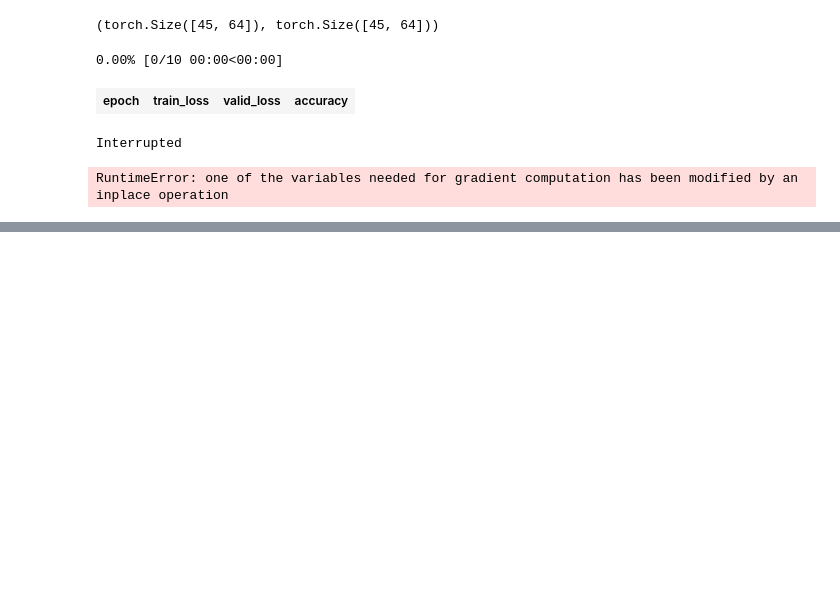
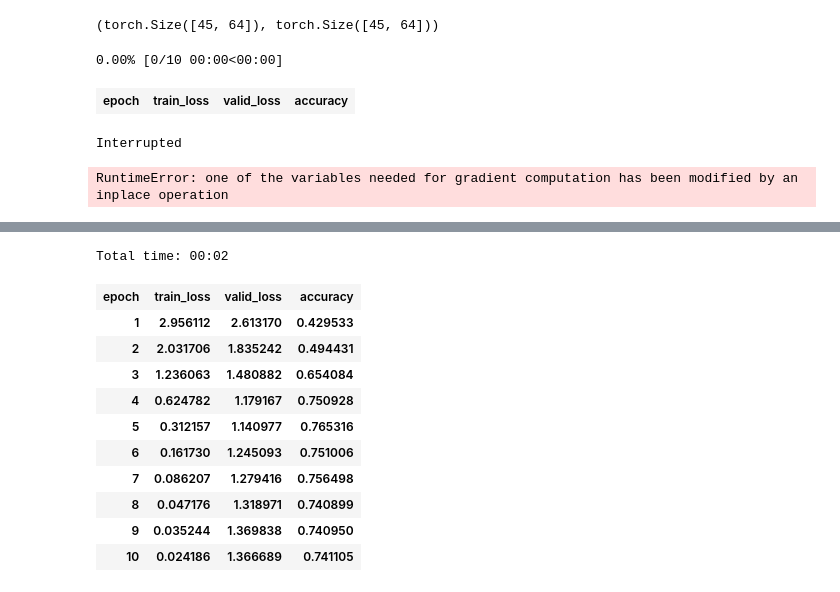
Before and after one commit to Data-drone/fast_ai_homework, a Jupyter notebook: week_7_human_numbers.ipynb, the cells around one changed output, grey strips where cells are left out. Cells and saved outputs as stored; diff of their text form; code cells hidden in the pictures; blank space fills up the shorter version.

```diff
--- a/week_7_human_numbers.ipynb
+++ b/week_7_human_numbers.ipynb
@@ -240,0 +326,31 @@ RuntimeError: one of the variables needed for gradient computation has been modi
+# %%
+class Model5(nn.Module):
+    def __init__(self):
+        super().__init__()
+        self.i_h = nn.Embedding(nv,nh)
+        self.rnn = nn.GRU(nh,nh,2)
+        self.h_o = nn.Linear(nh,nv)
+        self.bn = nn.BatchNorm1d(nh)
+        self.h = torch.zeros(2, bs, nh).cuda()
+
+    def forward(self, x):
+        res,h = self.rnn(self.i_h(x), self.h)
+        self.h = h.detach()
+        return self.h_o(self.bn(res))
+# %%
+learn = Learner(data, Model5(), metrics=accuracy)
+# %%
+learn.fit_one_cycle(10, 1e-2)
+# %% [output]
+Total time: 00:02
+| epoch | train_loss | valid_loss | accuracy |
+| 1 | 2.956112 | 2.613170 | 0.429533 |
+| 2 | 2.031706 | 1.835242 | 0.494431 |
+| 3 | 1.236063 | 1.480882 | 0.654084 |
+| 4 | 0.624782 | 1.179167 | 0.750928 |
+| 5 | 0.312157 | 1.140977 | 0.765316 |
+| 6 | 0.161730 | 1.245093 | 0.751006 |
+| 7 | 0.086207 | 1.279416 | 0.756498 |
+| 8 | 0.047176 | 1.318971 | 0.740899 |
+| 9 | 0.035244 | 1.369838 | 0.740950 |
+| 10 | 0.024186 | 1.366689 | 0.741105 |
```
Also changed, not shown: parts of 15 cells of this notebook.
